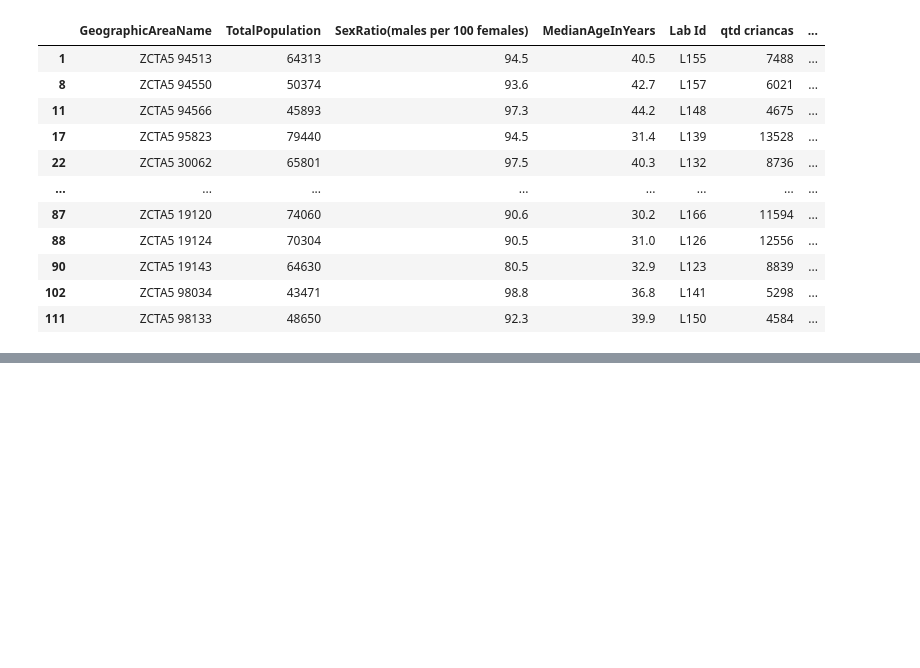
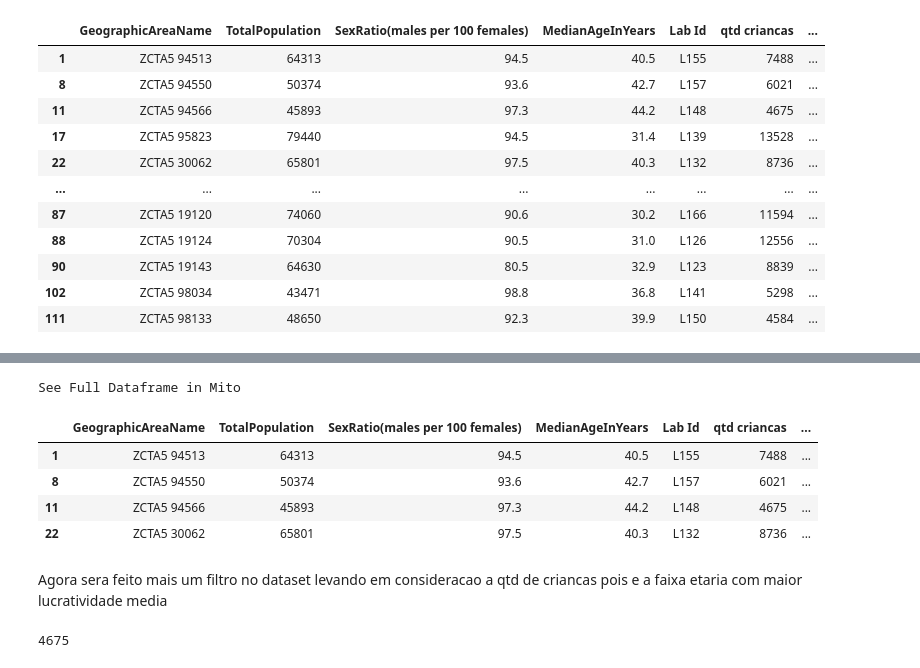
Before and after one commit to GabrielRenno/Case_EloGroup, a Jupyter notebook: Parte2.ipynb, the cells around one changed output, grey strips where cells are left out. Drawn from its saved outputs; the diff is of its cells as text; code cells hidden in the pictures; blank space fills up the shorter version.

```diff
--- a/Parte2.ipynb
+++ b/Parte2.ipynb
@@ -503,0 +518,17 @@ See Full Dataframe in Mito
+# %%
+df_merged3 = df_merged3[df_merged3["qtd classe alta"] > 10581]
+# %%
+df_merged3
+# %% [output]
+See Full Dataframe in Mito
+|  | GeographicAreaName | TotalPopulation | SexRatio(males per 100 females) | MedianAgeInYears | Lab Id | qtd criancas | ... |
+| 1 | ZCTA5 94513 | 64313 | 94.5 | 40.5 | L155 | 7488 | ... |
+| 8 | ZCTA5 94550 | 50374 | 93.6 | 42.7 | L157 | 6021 | ... |
+| 11 | ZCTA5 94566 | 45893 | 97.3 | 44.2 | L148 | 4675 | ... |
+| 22 | ZCTA5 30062 | 65801 | 97.5 | 40.3 | L132 | 8736 | ... |
+# %% [markdown]
+Agora sera feito mais um filtro no dataset levando em consideracao a qtd de criancas pois e a faixa etaria com maior lucratividade media
+# %%
+df_merged3["qtd criancas"].min()
+# %% [output]
+4675
```
Also changed, not shown: parts of 8 cells of this notebook, 3 other files.
